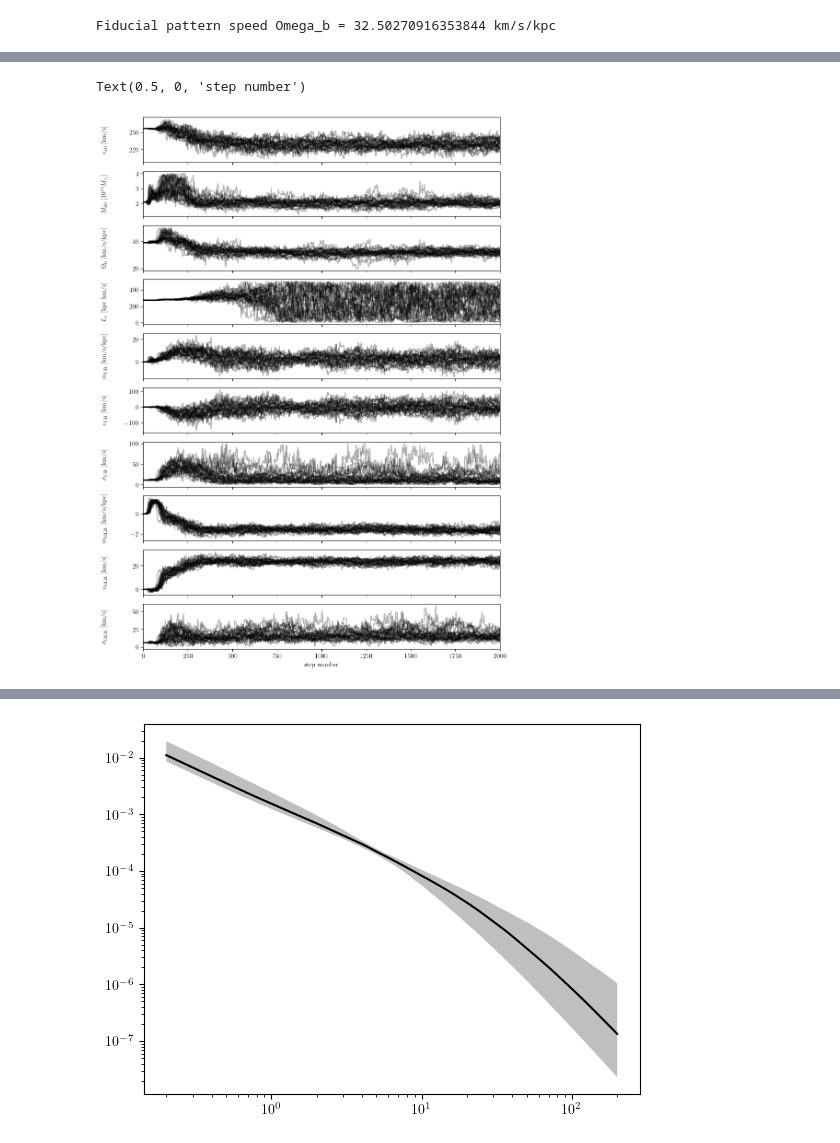
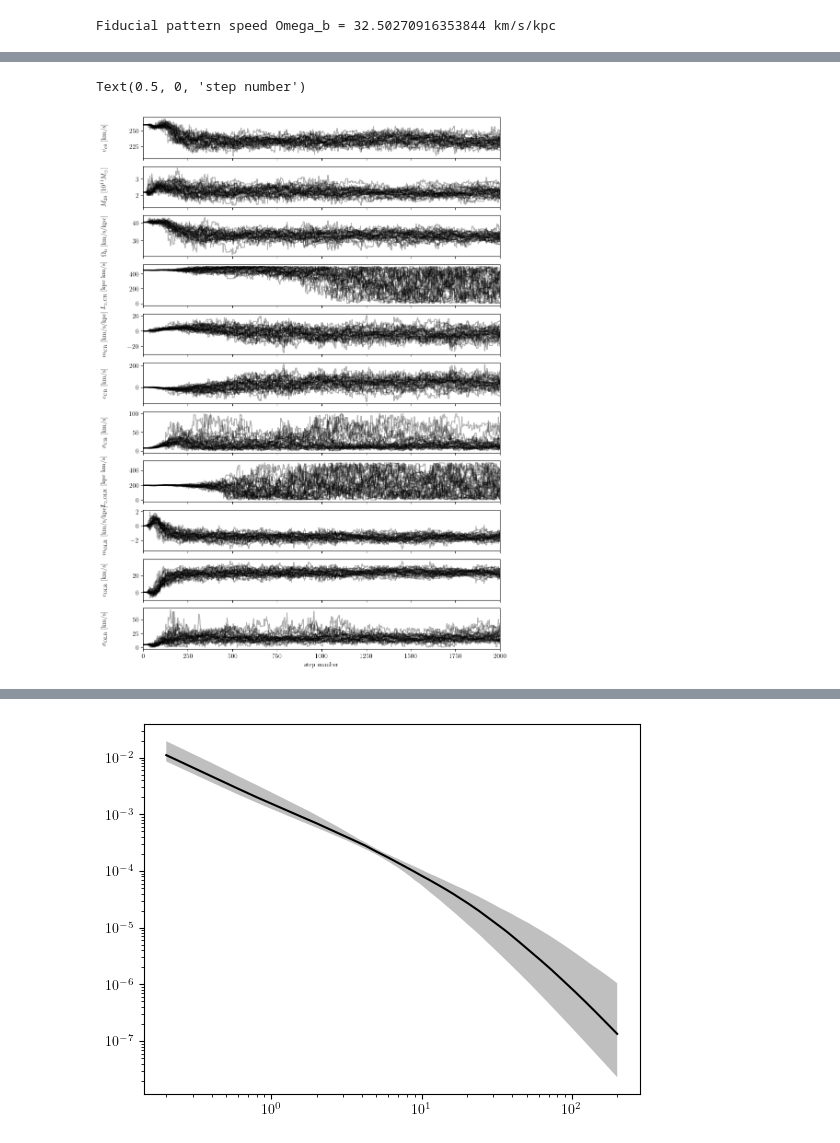
Before and after one commit to adllmr/resonances, a Jupyter notebook: pot_pat_fit.ipynb, the cells around one changed output, grey strips where cells are left out. Saved outputs shown, nothing was run; the diff lists cells and outputs as text; code cells hidden in the pictures.

```diff
--- a/pot_pat_fit.ipynb
+++ b/pot_pat_fit.ipynb
@@ -769,8 +754,9 @@ def calc_m_c_priors(res_ratio, R_bins, vR_grid, sigma_kde, snap_cal_array, Lz_ca
     # Loop over different snapshots
     for i in range(len(snap_cal_array)):
         snap_cal = snap_cal_array[i]
+        print(snap_cal)
         # Calculate simulation data points for calibration
-        cut_cal = (Lz_sim[snap] > 0)*(abs(Lz_sim[snap_cal]) < 500)*(abs(phi_sim_sun[snap_cal]) < phi_range)*(abs(z_sim[snap_cal]) < z_max)#(phi_sim[snap]%np.pi > 2/3*np.pi)*(phi_sim[snap] < np.pi)
+        cut_cal = (Lz_sim[snap_cal] > 0)*(abs(Lz_sim[snap_cal]) < 500)*(abs(phi_sim_sun[snap_cal]) < phi_range)*(abs(z_sim[snap_cal]) < z_max)#(phi_sim[snap]%np.pi > 2/3*np.pi)*(phi_sim[snap] < np.pi)
 
         hist_antisym_cal = R_vR_antisym(R_sim[snap_cal,cut_cal], vR_sim[snap_cal,cut_cal], R_bins, vR_bins)
         peaks_cal = calc_R_vR_res_peak(R_sim[snap_cal,cut_cal], vR_sim[snap_cal,cut_cal], R_bins, vR_grid, sigma_kde, pot_axi_sim, Omega_b_sim[snap_cal], res_ratio)[:N]
@@ -864,7 +850,7 @@ def calc_m_c_priors(res_ratio, R_bins, vR_grid, sigma_kde, snap_cal_array, Lz_ca
 
 
 # Choose snapshots used for calibration
-snap_cal_array = np.array([-2])
+snap_cal_array = np.array([-3, -2, -1])
 Lz_cal_array = np.linspace(5, 245, 25)
 
 N_CR = len(bins_CR)-1
@@ -872,7 +858,4 @@ N_OLR = len(bins_OLR)-1
 
 m_c_mean_CR, m_c_cov_CR = calc_m_c_priors(0, R_bins, vR_grid, sigma_kde, snap_cal_array, Lz_cal_array, N_CR)
 m_c_mean_OLR, m_c_cov_OLR = calc_m_c_priors(0.5, R_bins, vR_grid, sigma_kde, snap_cal_array, Lz_cal_array, N_OLR)
-
-print(m_c_mean_CR)
-print(m_c_mean_OLR)
 # %% [output]
@@ -915,3 +923,8 @@ print(m_c_mean_OLR)
+# %%
+'''TEST: double offest priors to check sensitivity'''
+
+m_c_mean_CR = 2*m_c_mean_CR
+m_c_mean_OLR = 2*m_c_mean_OLR
 # %%
 '''Define functions to calculate log prior and log probability'''
 
@@ -923,10 +936,10 @@ vcirc_sun_std = 6 #4.2
 
 # Log prior
 def calc_log_prior(theta):
-    vcirc_sun, M20, Omega_b, Lz, m_CR, c_CR, sigma_CR, m_OLR, c_OLR, sigma_OLR  = theta
+    vcirc_sun, M20, Omega_b, Lz_CR, m_CR, c_CR, sigma_CR, Lz_OLR, m_OLR, c_OLR, sigma_OLR  = theta
 
     # Prior is uniform in pattern speed and NFW scale radius, and Gaussian in circular speed and energy offsets
-    if (20 < Omega_b < 50) & (1 < M20 < 4) & (0 < Lz < 500) & (0 < vcirc_sun < 500) & (0 < sigma_CR < 100) & (0 < sigma_OLR < 100):
+    if (20 < Omega_b < 50) & (1 < M20 < 4) & (0 < Lz_CR < 500) & (0 < Lz_OLR < 500) & (0 < vcirc_sun < 500) & (0 < sigma_CR < 100) & (0 < sigma_OLR < 100):
 
         inv_m_c_cov_CR = np.linalg.inv(m_c_cov_CR)
         diff_m_c_CR = np.array([m_CR, c_CR]) - m_c_mean_CR
@@ -952,7 +965,7 @@ from scipy.optimize import minimize
 
 nll = lambda *args: -calc_log_likelihood(*args)
 
-initial = [230, 2, 35, 250, 0, 0, 10, 0, 0, 10]
+initial = [230, 2, 35, 250, 0, 0, 10, 250, 0, 0, 10]
 # initial = [235, 19.6, 35, 250, E_offset_mean, 10]
 
 # Select data or simulation to fit
@@ -1033,20 +1046,20 @@ State([[ 2.33237008e+02  1.87827823e+00  3.01745160e+01  1.47218153e+01
 # %%
 '''Display MCMC chains'''
 
-fig, axes = plt.subplots(10, figsize=(10, 15), sharex=True)
+fig, axes = plt.subplots(11, figsize=(10, 15), sharex=True)
 samples = sampler.get_chain()
-labels = ['$v_\\mathrm{c0}$ [km/s]', '$M_{20}$ [$10^{11}M_\\odot$]', '$\\Omega_\\mathrm{b}$ [km/s/kpc]', '$L_z$ [kpc km/s]', '$m_\\mathrm{CR}$ [km/s/kpc]', '$c_\\mathrm{CR}$ [km/s]', '$\\sigma_\\mathrm{CR}$ [km/s]', '$m_\\mathrm{OLR}$ [km/s/kpc]', '$c_\\mathrm{OLR}$ [km/s]', '$\\sigma_\\mathrm{OLR}$ [km/s]']
+labels = ['$v_\\mathrm{c0}$ [km/s]', '$M_{20}$ [$10^{11}M_\\odot$]', '$\\Omega_\\mathrm{b}$ [km/s/kpc]', '$L_{z,\\mathrm{CR}}$ [kpc km/s]', '$m_\\mathrm{CR}$ [km/s/kpc]', '$c_\\mathrm{CR}$ [km/s]', '$\\sigma_\\mathrm{CR}$ [km/s]', '$L_{z,\\mathrm{OLR}}$ [kpc km/s]', '$m_\\mathrm{OLR}$ [km/s/kpc]', '$c_\\mathrm{OLR}$ [km/s]', '$\\sigma_\\mathrm{OLR}$ [km/s]']
 for i in range(ndim):
     ax = axes[i]
     ax.plot(samples[:, :, i], "k", alpha=0.3)
     ax.set_xlim(0, len(samples))
     ax.set_ylabel(labels[i])
     ax.yaxis.set_label_coords(-0.1, 0.5)
 
 axes[-1].set_xlabel("step number")
 # %% [output]
 Text(0.5, 0, 'step number')
-[figure, old version]
+[figure, new version]
 # %%
 tau = sampler.get_autocorr_time()
 print(tau)
```
Also changed, not shown: parts of 9 cells of this notebook, 1 other file.
